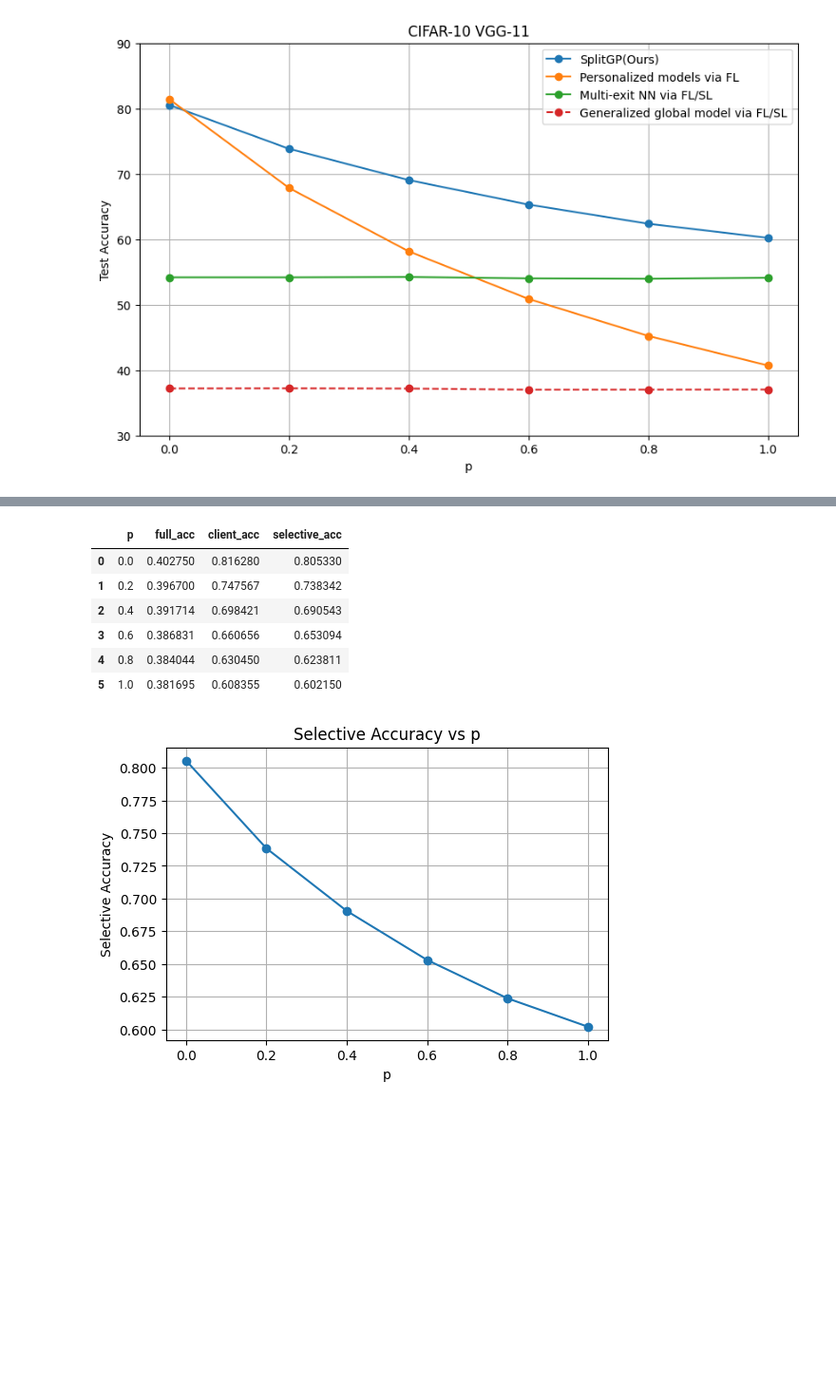
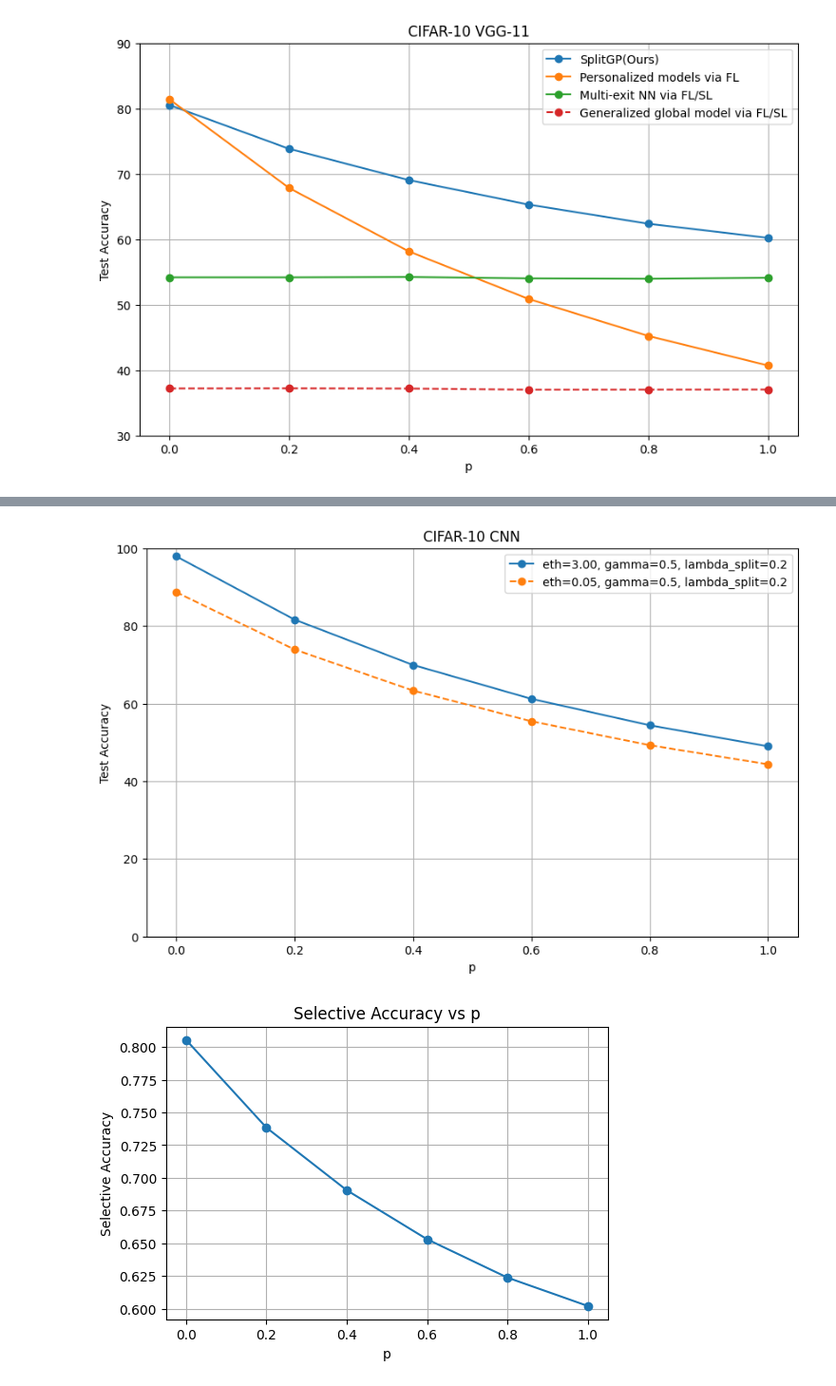
Before and after one commit to iffishells/FL-JointPG--inference-stage-optimization-WirelessEdge, a Jupyter notebook: code/visualization-13-oct-2025.ipynb, the cells around one changed output, grey strips where cells are left out. Shown at 95% size. Cells and saved outputs as stored; diff of their text form; code cells hidden in the pictures; blank space fills up the shorter version.

Commit message:
add deployment configuration updates and new analysis scripts for lambda effect

```diff
--- a/code/visualization-13-oct-2025.ipynb
+++ b/code/visualization-13-oct-2025.ipynb
@@ -38,13 +59,36 @@ plt.show()
 # %%
-6df
+import pandas as pd
+import matplotlib.pyplot as plt
+import glob
+import re
+
+plt.figure(figsize=(10,6))
+filepaths = glob.glob('results/splitgp_cnn_results_MNIST_method_splitgp_rounds_120_clients_1_gamma_0.5_lambda_split_0.2_ETH_0.05/*.csv')
+
+pattern = r'eth_(\d+\.\d+)_gamma_(\d+\.\d+)_lambda_split_(\d+\.\d+)'
+
+for path in filepaths:
+    df = pd.read_csv(path)
+    filename = path.split('/')[-1]
+    match = re.search(pattern, filename)
+    if match:
+        eth, gamma, lambda_split = match.groups()
+        label = f'eth={eth}, gamma={gamma}, lambda_split={lambda_split}'
+    else:
+        label = filename
+    if eth == '0.05':
+        plt.plot(df['p'], df['selective_acc']*100, marker='o', linestyle='--', label=label)
+    if eth == '3.00':
+        plt.plot(df['p'], df['selective_acc']*100, marker='o', linestyle='-', label=label)
+plt.xlabel('p')
+plt.ylabel('Test Accuracy')
+plt.ylim(0, 100)
+plt.title('CIFAR-10 CNN')
+plt.grid(True)
+plt.legend()
+plt.show()
 # %% [output]
-|  | p | full_acc | client_acc | selective_acc |
-| 0 | 0.0 | 0.402750 | 0.816280 | 0.805330 |
-| 1 | 0.2 | 0.396700 | 0.747567 | 0.738342 |
-| 2 | 0.4 | 0.391714 | 0.698421 | 0.690543 |
-| 3 | 0.6 | 0.386831 | 0.660656 | 0.653094 |
-| 4 | 0.8 | 0.384044 | 0.630450 | 0.623811 |
-| 5 | 1.0 | 0.381695 | 0.608355 | 0.602150 |
+[figure, added]
 # %%
 # %% [output]
 [figure]
```
Also changed, not shown: parts of 2 cells of this notebook, 9 other files.
